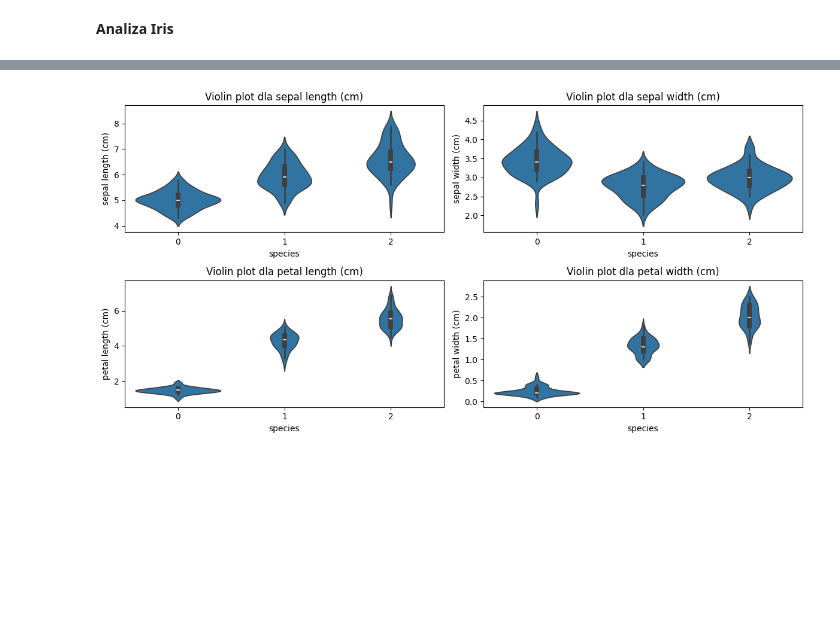
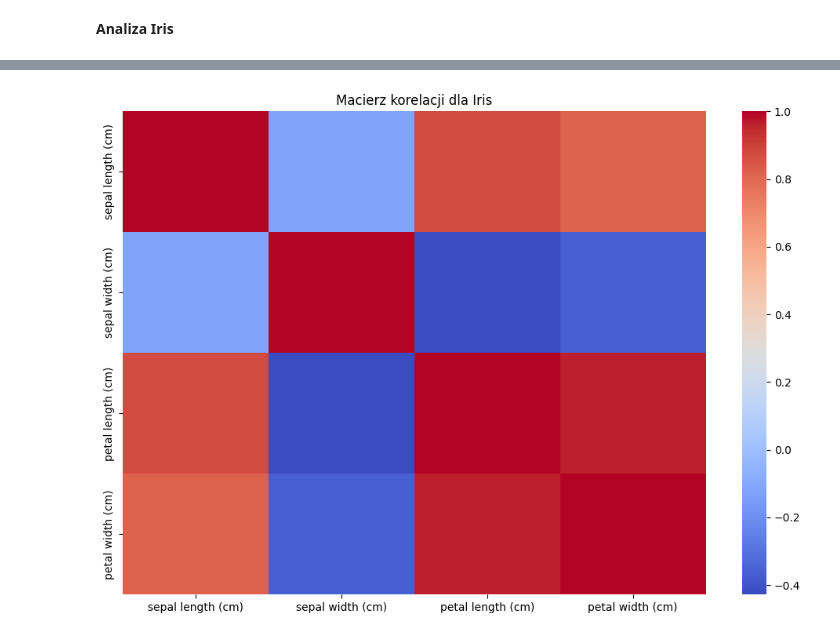
Before and after one commit to FalcO0O/Statystyka-projekt-AGH, a Jupyter notebook: statystyka1.ipynb, the cells around one changed output, grey strips where cells are left out. Saved outputs shown, nothing was run; the diff lists cells and outputs as text; code cells hidden in the pictures; blank space fills up the shorter version.

```diff
--- a/statystyka1.ipynb
+++ b/statystyka1.ipynb
@@ -453,9 +499,0 @@ Confusion Matrix:
-# %%
-iris = datasets.load_iris()
-
-_, ax = plt.subplots()
-scatter = ax.scatter(iris.data[:, 0], iris.data[:, 1], c=iris.target)
-ax.set(xlabel=iris.feature_names[0], ylabel=iris.feature_names[1])
-_ = ax.legend(
-    scatter.legend_elements()[0], iris.target_names, loc="lower right", title="Classes"
-)
@@ -487,10 +499,0 @@ plt.show()
-# %%
-plt.figure(figsize=(12,6))
-for i, col in enumerate(iris_df.columns[:-1]):  # Wszystkie cechy numeryczne
-    plt.subplot(2,2,i+1)
-    sns.violinplot(x=iris_df["species"], y=iris_df[col])
-    plt.title(f"Violin plot dla {col}")
-plt.tight_layout()
-plt.show()
-# %% [output]
-[figure, removed]
@@ -496,0 +573,4 @@ plt.show()
+# %%
+iris_analysis.print_coorelation_matrix()
+# %% [output]
+[figure, added]
```
Also changed, not shown: parts of 35 cells of this notebook.
